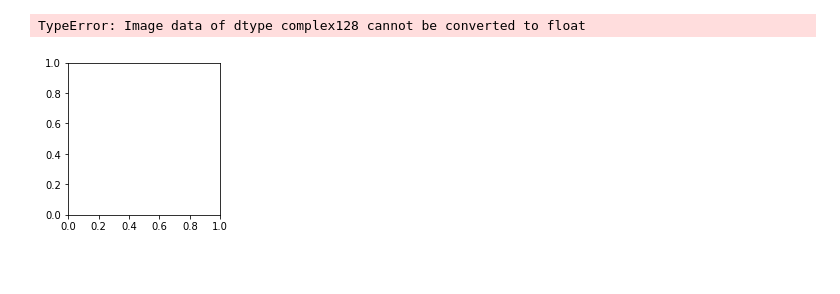
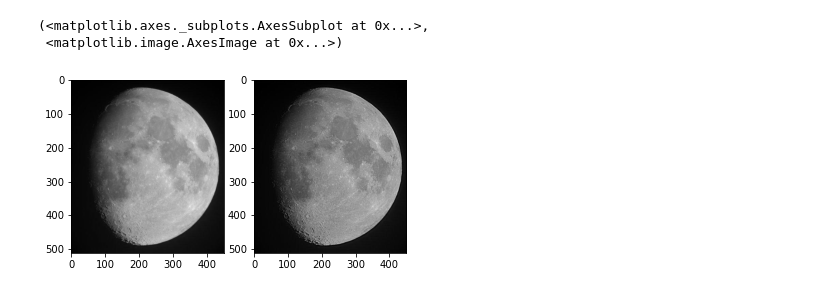
Before and after one commit to Ahmedomar747/Image-Processing, a Jupyter notebook: High Boost Filter/High Boost Filter.ipynb, the cells around one changed output. Saved outputs shown, nothing was run; the diff lists cells and outputs as text; code cells hidden in the pictures; blank space fills up the shorter version.

```diff
--- a/High Boost Filter/High Boost Filter.ipynb
+++ b/High Boost Filter/High Boost Filter.ipynb
@@ -3,7 +3,7 @@ import matplotlib.pyplot as plt
 import numpy as np
 from PIL import Image
 
-img = np.asarray(Image.open("Sphinx.png"))
+img = np.asarray(Image.open("Moon.jpg"))
 
 
 Width = img.shape[0]
@@ -11,45 +11,43 @@ Height = img.shape[1]
 
 tst = np.ones([20,20])
 
-FD = np.fft.fft2(img)
-FDs = np.fft.fftshift(FD)
+img_fd = np.fft.fft2(img)
+img_fd_shifted = np.fft.fftshift(img_fd)
 # %%
-def HP_filter_FD(W,H,D0):
+def HP_filter_FD(W,H,D0,n):
     HP = np.zeros([W,H])
     c_i = (W//2)
     c_j = (H//2)
     for i in range(-c_i,c_i):
         for j in range(-c_j,c_j):
-            if np.sqrt(i**2 + j**2) > D0:
-                HP[c_i+i,c_j+j] = 1
+            dist = np.sqrt((i ** 2) + (j ** 2))
+            if dist != 0:
+                HP[c_i+i,c_j+j] = 1 / (1 + (D0/dist)**(2*n))
     return HP
-# %%
-def HB_filter_FD(W,H,D0,A):
-    HP_filter_FD(W,H,D0)
-    HB = np.zeros([W,H])
-    c_i = (W//2)
-    c_j = (H//2)
-    for i in range(-c_i,c_i):
-        for j in range(-c_j,c_j):
-            if np.sqrt(i**2 + j**2) > D0:
-                HB[c_i+i,c_j+j] = 1
-    return HB
+# %%
+def HB_filter_FD(W,H,D0,A,n):
+    HP = HP_filter_FD(W,H,D0,n)
+    A_mat = np.ones([W,H]) * (A-1)
+    HB = np.add(A_mat,HP)
+    return HB
 # %%
 
 
-hp = HP_filter_FD(Width,Height,4)
-#hb = HB_filter_FD(20,20,4,3)
+HB = HB_filter_FD(Width,Height,50,2,2)
 
-hp_img_FD = np.multiply(FDs,hp)
+newimg_FD = np.multiply(HB,img_fd_shifted)
+
+newimg_fd_unshifted = np.fft.ifftshift(newimg_FD)
+newimg = np.fft.ifft2(newimg_fd_unshifted)
+newimg = np.abs(newimg)
 
 
 
-#Ishift = np.fft.ifftshift(hp_img_FD)
-#hp_img = np.fft.ifft(Ishift)
 
 
-plt.subplot(121),plt.imshow(FD, cmap = 'gray')
-plt.subplot(122),plt.imshow(hp_img_FD, cmap = 'gray')
+plt.subplot(121),plt.imshow(img, cmap = 'gray')
+plt.subplot(122),plt.imshow(newimg, cmap = 'gray')
 # %% [output]
-TypeError: Image data of dtype complex128 cannot be converted to float
+(<matplotlib.axes._subplots.AxesSubplot at 0x...>,
+ <matplotlib.image.AxesImage at 0x...>)
-[figure, old version]
+[figure, new version]
```
Also changed, not shown: 2 other files.
